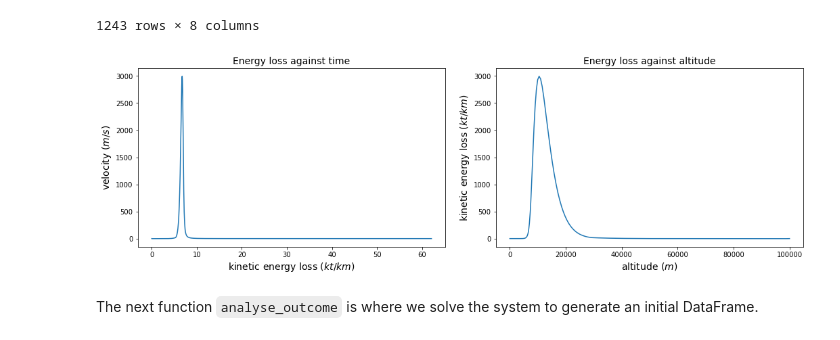
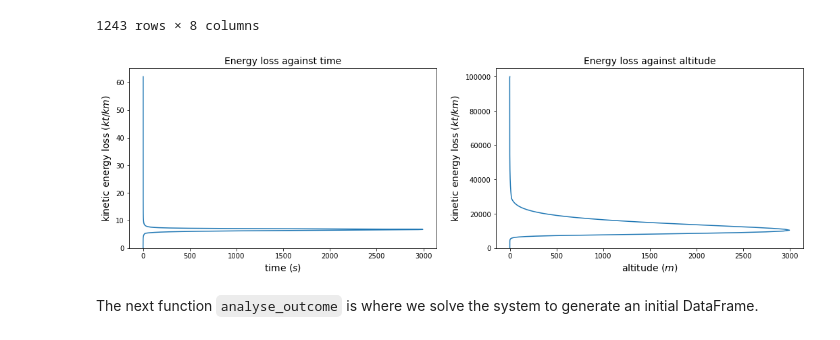
Before and after one commit to chunyang-w/armageddon, a Jupyter notebook: examples/solver_notebook.ipynb, the cells around one changed output. Saved outputs shown, nothing was run; the diff lists cells and outputs as text; code cells hidden in the pictures.

```diff
--- a/examples/solver_notebook.ipynb
+++ b/examples/solver_notebook.ipynb
@@ -204,21 +204,23 @@ result2
 # %%
 import matplotlib.pyplot as plt
 
 fig, (ax1, ax2) = plt.subplots(1, 2, figsize=(15, 5))
 
-ax1.plot(result2['time'], result2['dedz'])
-ax1.set_xlabel('kinetic energy loss $(kt/km)$', fontsize=14)
-ax1.set_ylabel('velocity $(m/s)$', fontsize=14)
+ax1.plot(result2['dedz'], result2['time'])
+ax1.set_ylim(ymin=0)
+ax1.set_xlabel('time $(s)$', fontsize=14)
+ax1.set_ylabel('kinetic energy loss $(kt/km)$', fontsize=14)
 ax1.set_title('Energy loss against time', fontsize=14)
 
-ax2.plot(result2['altitude'], result2['dedz'])
+ax2.plot(result2['dedz'], result2['altitude'])
+ax2.set_ylim(ymin=0)
 ax2.set_xlabel('altitude $(m)$', fontsize=14)
 ax2.set_ylabel('kinetic energy loss $(kt/km)$', fontsize=14)
 ax2.set_title('Energy loss against altitude', fontsize=14)
 
 plt.tight_layout(pad = 2.0)
 # %% [output]
-[figure, old version]
+[figure, new version]
 # %% [markdown]
 The next function `analyse_outcome` is where we solve the system to generate an initial DataFrame.
 # %%
```
Also changed, not shown: parts of 2 cells of this notebook.
